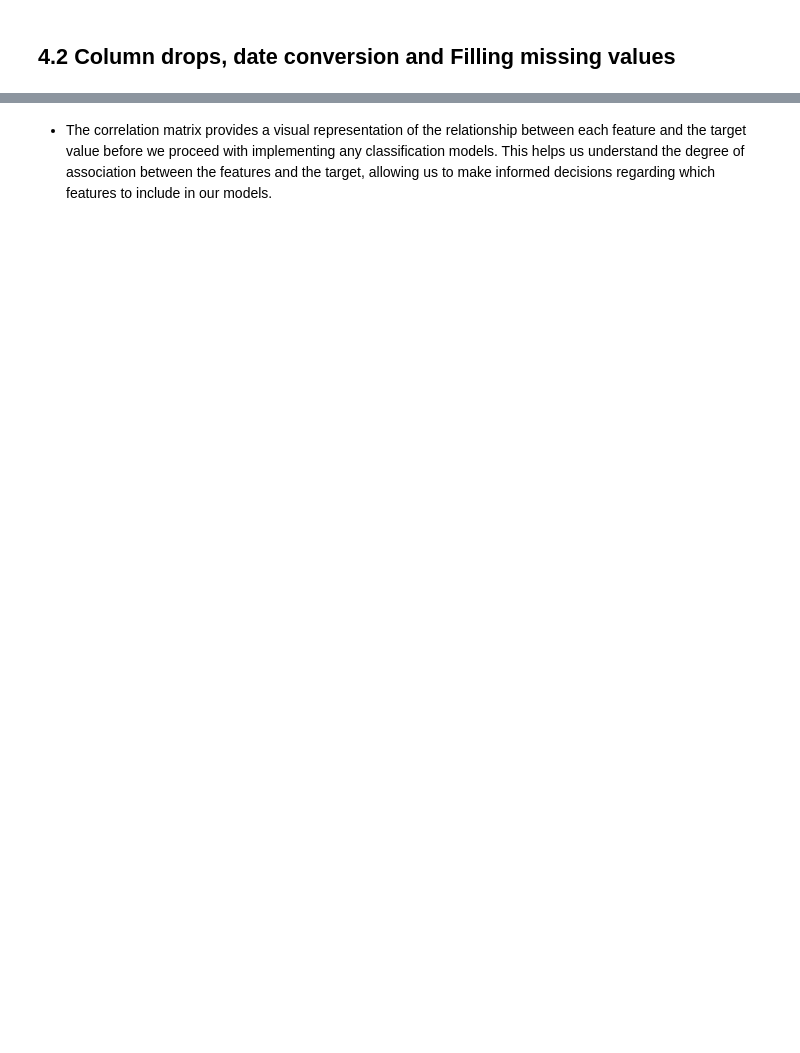
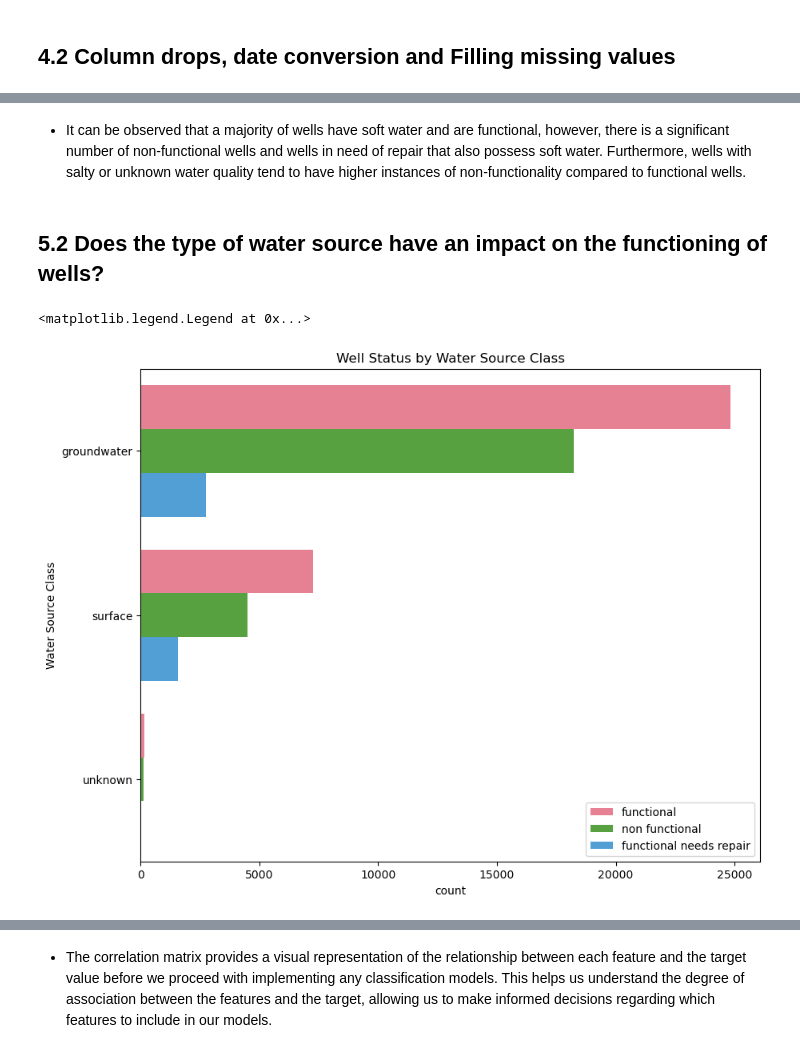
Before and after one commit to jeanwachira/Functional-and-Non-Functional-Repairs-Assessment-in-Tanzania, a Jupyter notebook: Tanzanian_Water_Pump.ipynb, the cells around one changed output, grey strips where cells are left out. Saved outputs shown, nothing was run; the diff lists cells and outputs as text; code cells hidden in the pictures; blank space fills up the shorter version.

```diff
--- a/Tanzanian_Water_Pump.ipynb
+++ b/Tanzanian_Water_Pump.ipynb
@@ -581,0 +595,19 @@ memory usage: 9.5+ MB
+# %% [markdown]
+- It can be observed that a majority of wells have soft water and are functional, however, there is a significant number of non-functional wells and wells in need of repair that also possess soft water. Furthermore, wells with salty or unknown water quality tend to have higher instances of non-functionality compared to functional wells.
+# %% [markdown]
+## 5.2 Does the type of water source have an impact on the functioning of wells?
+# %%
+# plotting water sources vs well functionality
+
+fig, ax = plt.subplots(figsize = (10,8))
+
+sns.countplot(data = df, y = 'source_class', hue = 'status_group', palette='husl')
+
+ax.set_title('Well Status by Water Source Class')
+ax.set_ylabel('Water Source Class')
+ax.legend(loc = 'lower right')
+
+#plt.savefig('Images/Well Status by Water Source');
+# %% [output]
+<matplotlib.legend.Legend at 0x...>
+[figure, added]
```
Also changed, not shown: parts of 67 cells of this notebook.
